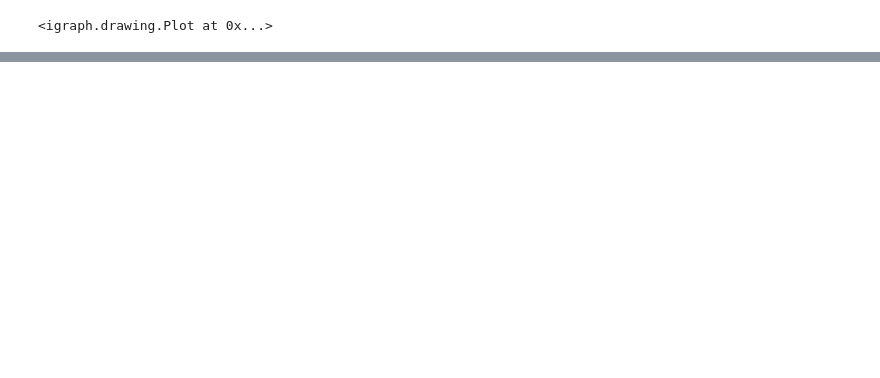
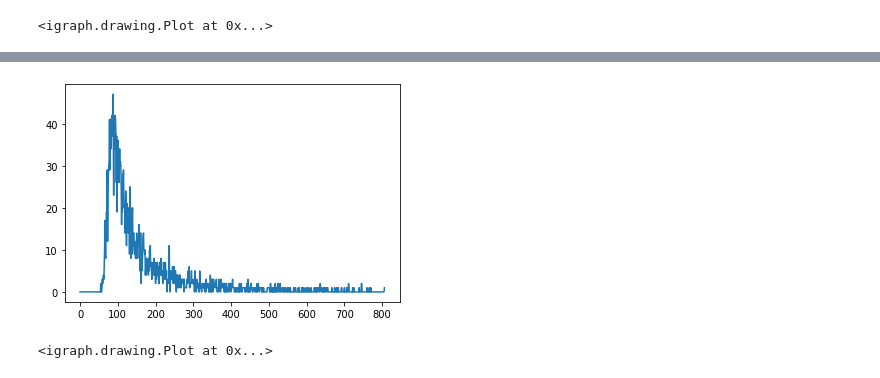
Before and after one commit to Ouma487/Viral-Marketing, a Jupyter notebook: main_jupyter.ipynb, the cells around one changed output, grey strips where cells are left out. Saved outputs shown, nothing was run; the diff lists cells and outputs as text; code cells hidden in the pictures; blank space fills up the shorter version.

```diff
--- a/main_jupyter.ipynb
+++ b/main_jupyter.ipynb
@@ -76,2 +94,13 @@ afficher_propagation(tps, nb_like, nb_personne_like, nb_personne_repost)
 # %%
 #evaluation_strategie()
+# %%
+vertex, edges = graphe_aléatoire_powerlaw(3046)
+# %%
+proba_dessin(vertex, edges, pas=1)
+# %% [output]
+[figure, added]
+# %%
+nv, ne = limiter_graph(vertex, edges, 200)
+afficher_graph(nv, ne, nom='user', color=True)
+# %% [output]
+<igraph.drawing.Plot at 0x...>
```
Also changed, not shown: parts of 6 cells of this notebook, 2 other files.
